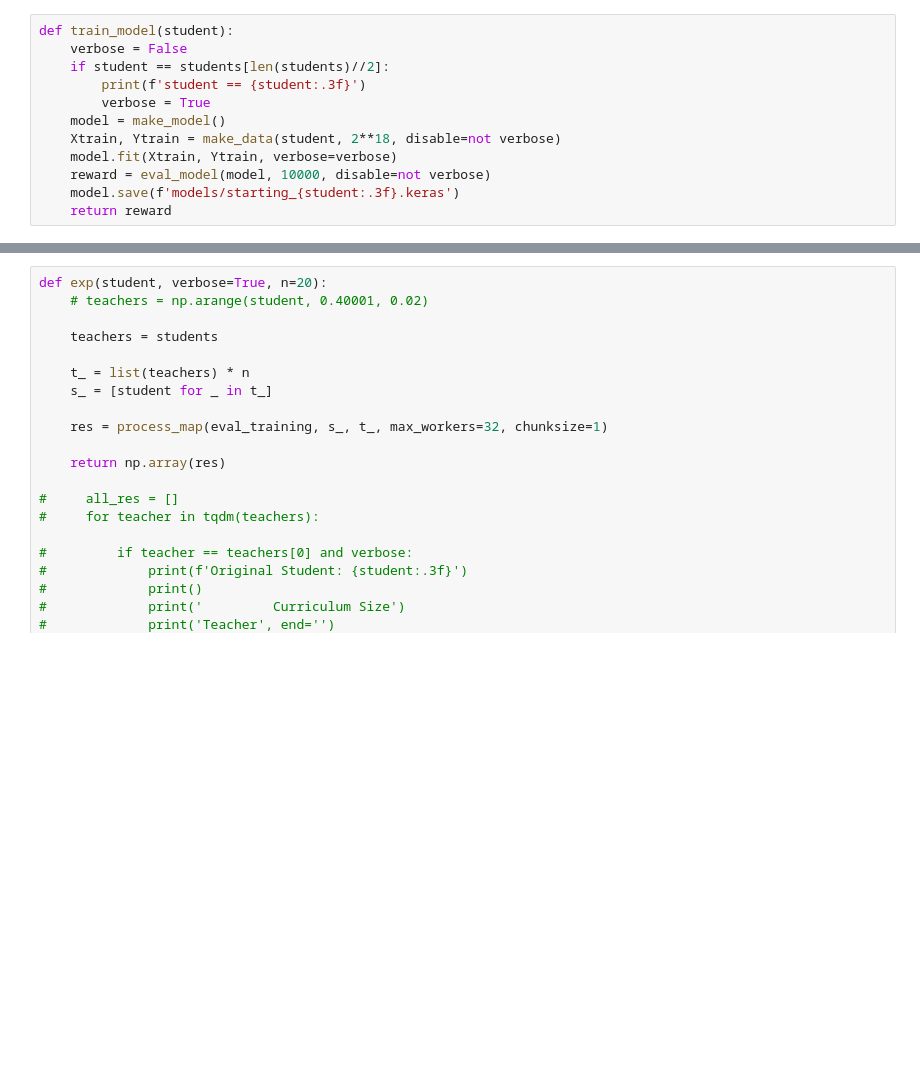
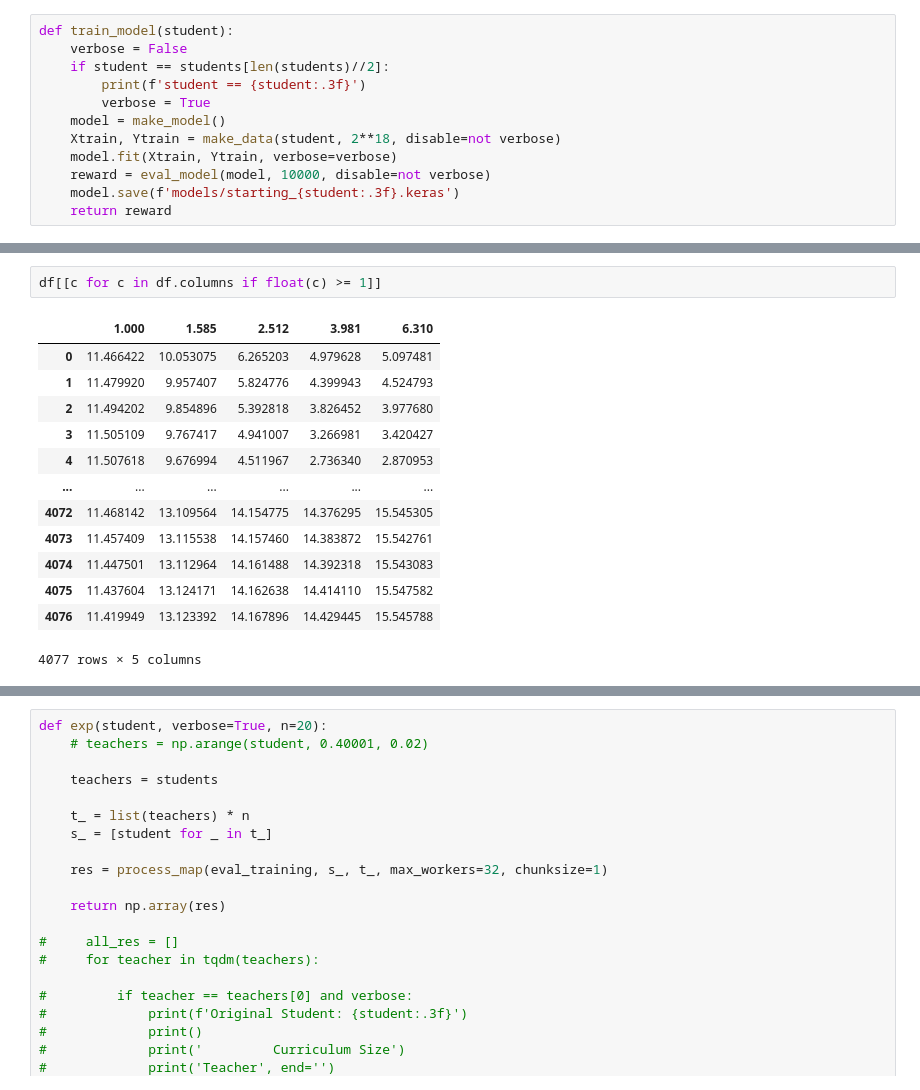
Before and after one commit to saumikn/gymnasium-test, a Jupyter notebook: tree.ipynb, the cells around one changed output, grey strips where cells are left out. Saved outputs shown, nothing was run; the diff lists cells and outputs as text; blank space fills up the shorter version.

```diff
--- a/tree.ipynb
+++ b/tree.ipynb
@@ -243,0 +361,16 @@ def eval_training(student, teacher, verbose=False):
+# %%
+df[[c for c in df.columns if float(c) >= 1]]
+# %% [output]
+|  | 1.000 | 1.585 | 2.512 | 3.981 | 6.310 |
+| 0 | 11.466422 | 10.053075 | 6.265203 | 4.979628 | 5.097481 |
+| 1 | 11.479920 | 9.957407 | 5.824776 | 4.399943 | 4.524793 |
+| 2 | 11.494202 | 9.854896 | 5.392818 | 3.826452 | 3.977680 |
+| 3 | 11.505109 | 9.767417 | 4.941007 | 3.266981 | 3.420427 |
+| 4 | 11.507618 | 9.676994 | 4.511967 | 2.736340 | 2.870953 |
+| ... | ... | ... | ... | ... | ... |
+| 4072 | 11.468142 | 13.109564 | 14.154775 | 14.376295 | 15.545305 |
+| 4073 | 11.457409 | 13.115538 | 14.157460 | 14.383872 | 15.542761 |
+| 4074 | 11.447501 | 13.112964 | 14.161488 | 14.392318 | 15.543083 |
+| 4075 | 11.437604 | 13.124171 | 14.162638 | 14.414110 | 15.547582 |
+| 4076 | 11.419949 | 13.123392 | 14.167896 | 14.429445 | 15.545788 |
+4077 rows × 5 columns
```
Also changed, not shown: parts of 34 cells of this notebook.
